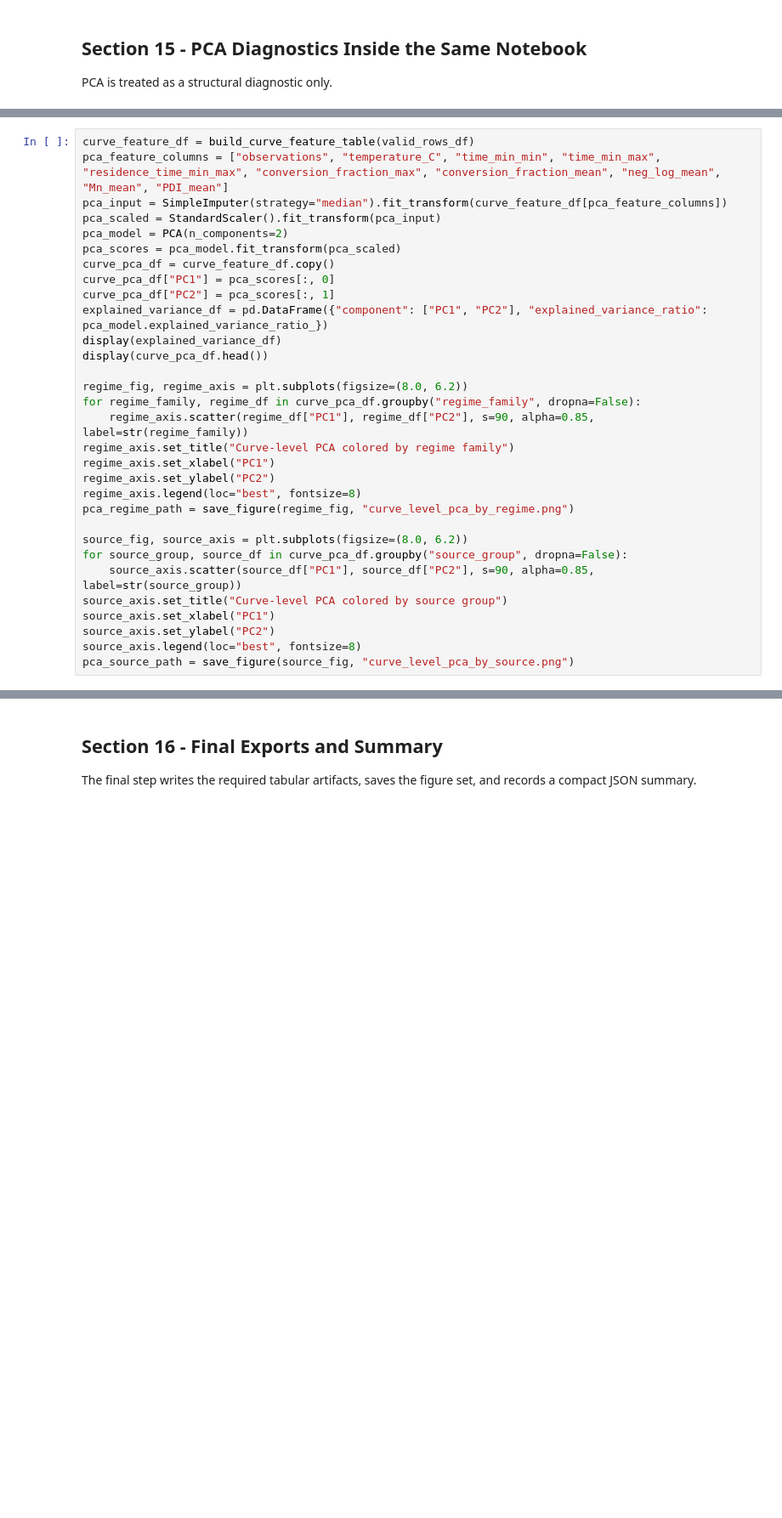
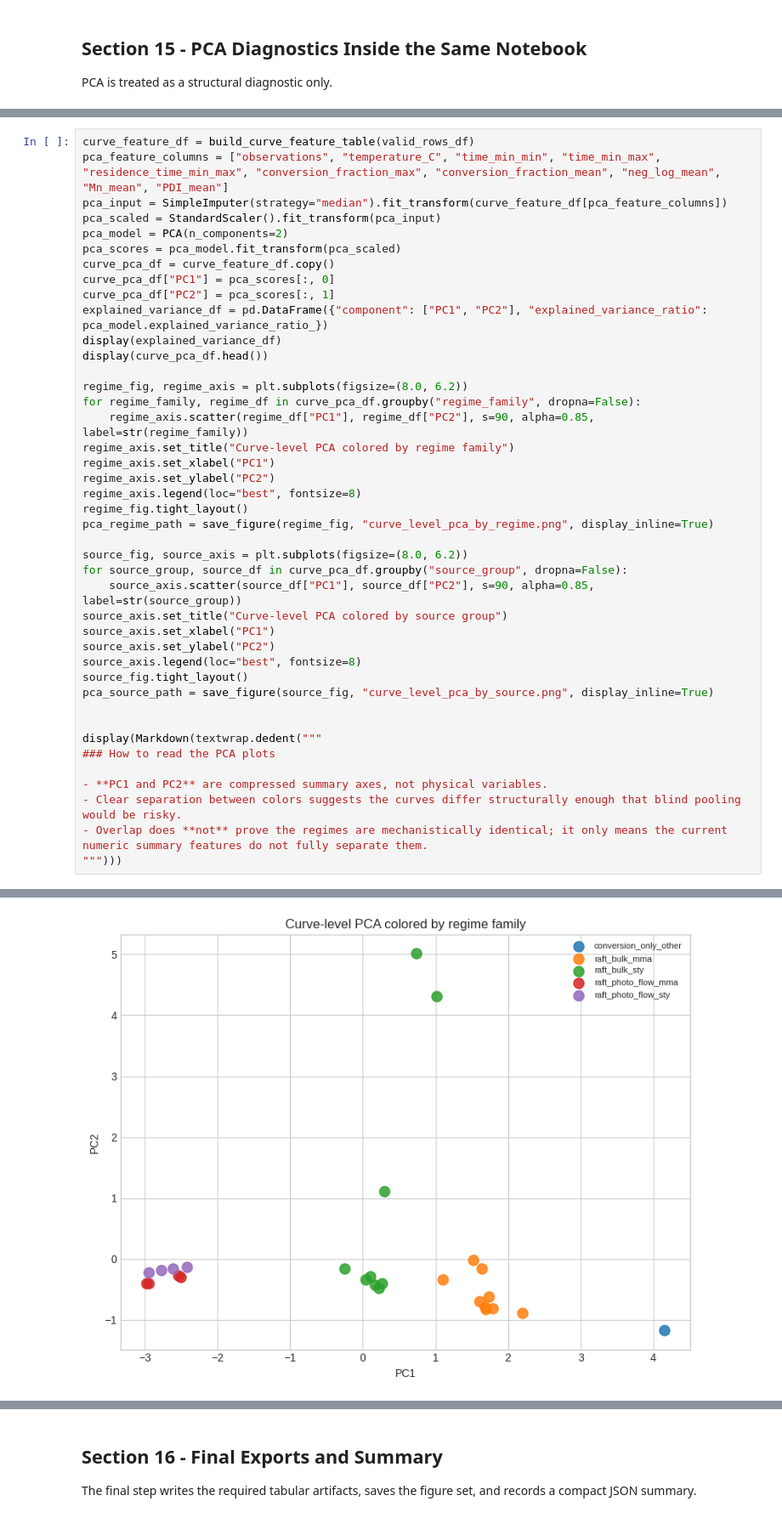
Before and after one commit to Ari-S-123/PCINN, a Jupyter notebook: polymer_new_data_end_to_end.ipynb, the cells around one changed output, grey strips where cells are left out. Shown at 85% size. Saved outputs shown, nothing was run; the diff lists cells and outputs as text; blank space fills up the shorter version.

```diff
--- a/polymer_new_data_end_to_end.ipynb
+++ b/polymer_new_data_end_to_end.ipynb
@@ -832,7 +1151,8 @@ regime_axis.set_title("Curve-level PCA colored by regime family")
 regime_axis.set_xlabel("PC1")
 regime_axis.set_ylabel("PC2")
 regime_axis.legend(loc="best", fontsize=8)
-pca_regime_path = save_figure(regime_fig, "curve_level_pca_by_regime.png")
+regime_fig.tight_layout()
+pca_regime_path = save_figure(regime_fig, "curve_level_pca_by_regime.png", display_inline=True)
 
 source_fig, source_axis = plt.subplots(figsize=(8.0, 6.2))
 for source_group, source_df in curve_pca_df.groupby("source_group", dropna=False):
@@ -841,4 +1161,15 @@ source_axis.set_title("Curve-level PCA colored by source group")
 source_axis.set_xlabel("PC1")
 source_axis.set_ylabel("PC2")
 source_axis.legend(loc="best", fontsize=8)
-pca_source_path = save_figure(source_fig, "curve_level_pca_by_source.png")
+source_fig.tight_layout()
+pca_source_path = save_figure(source_fig, "curve_level_pca_by_source.png", display_inline=True)
+
+
+display(Markdown(textwrap.dedent("""
+### How to read the PCA plots
+
+- **PC1 and PC2** are compressed summary axes, not physical variables.
+- Clear separation between colors suggests the curves differ structurally enough that blind pooling would be risky.
+- Overlap does **not** prove the regimes are mechanistically identical; it only means the current numeric summary features do not fully separate them.
+""")))
+# %% [output]
@@ -844,0 +1185 @@ pca_source_path = save_figure(source_fig, "curve_level_pca_by_source.png")
+[figure, added]
```
Also changed, not shown: parts of 23 cells of this notebook, 12 other files.
